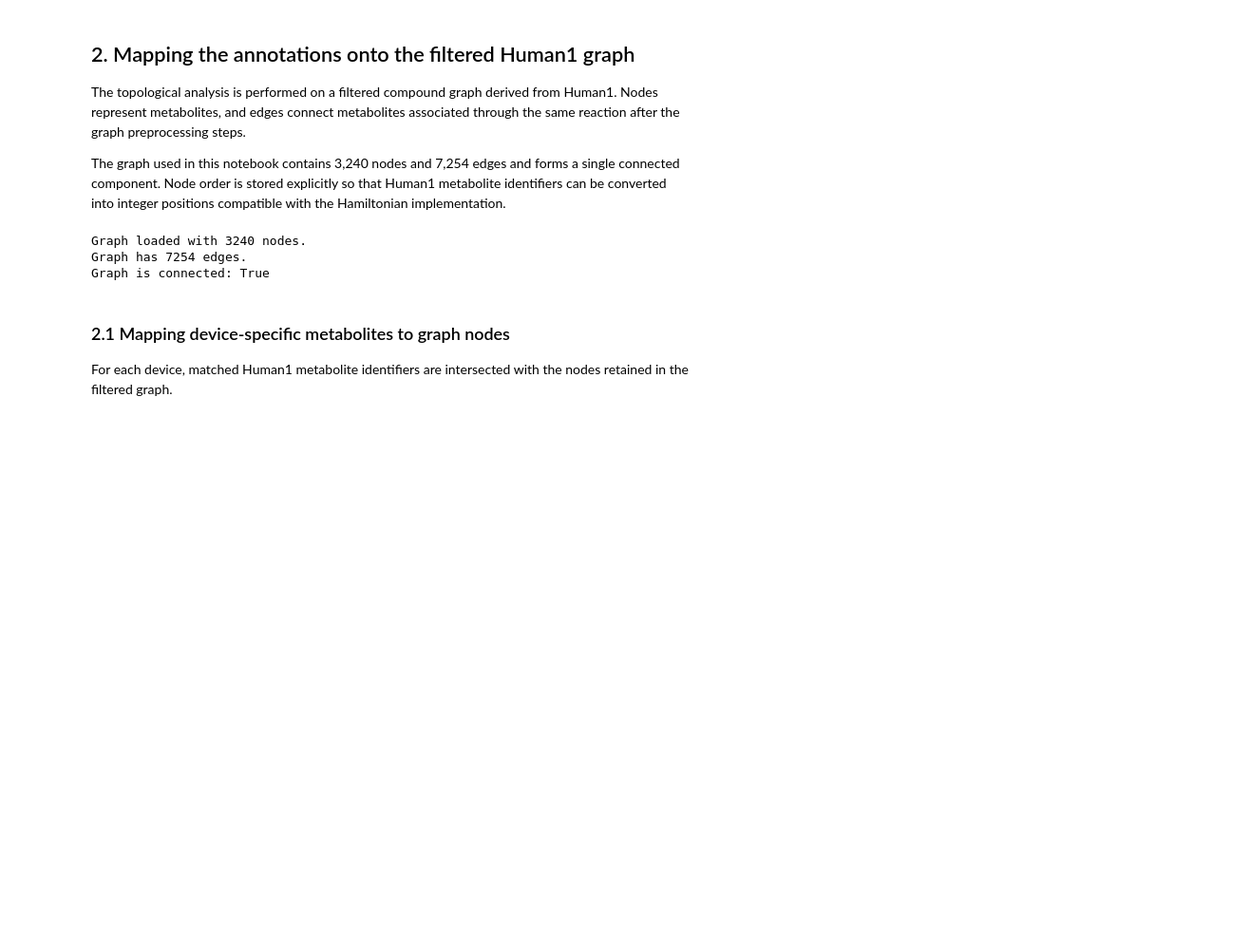
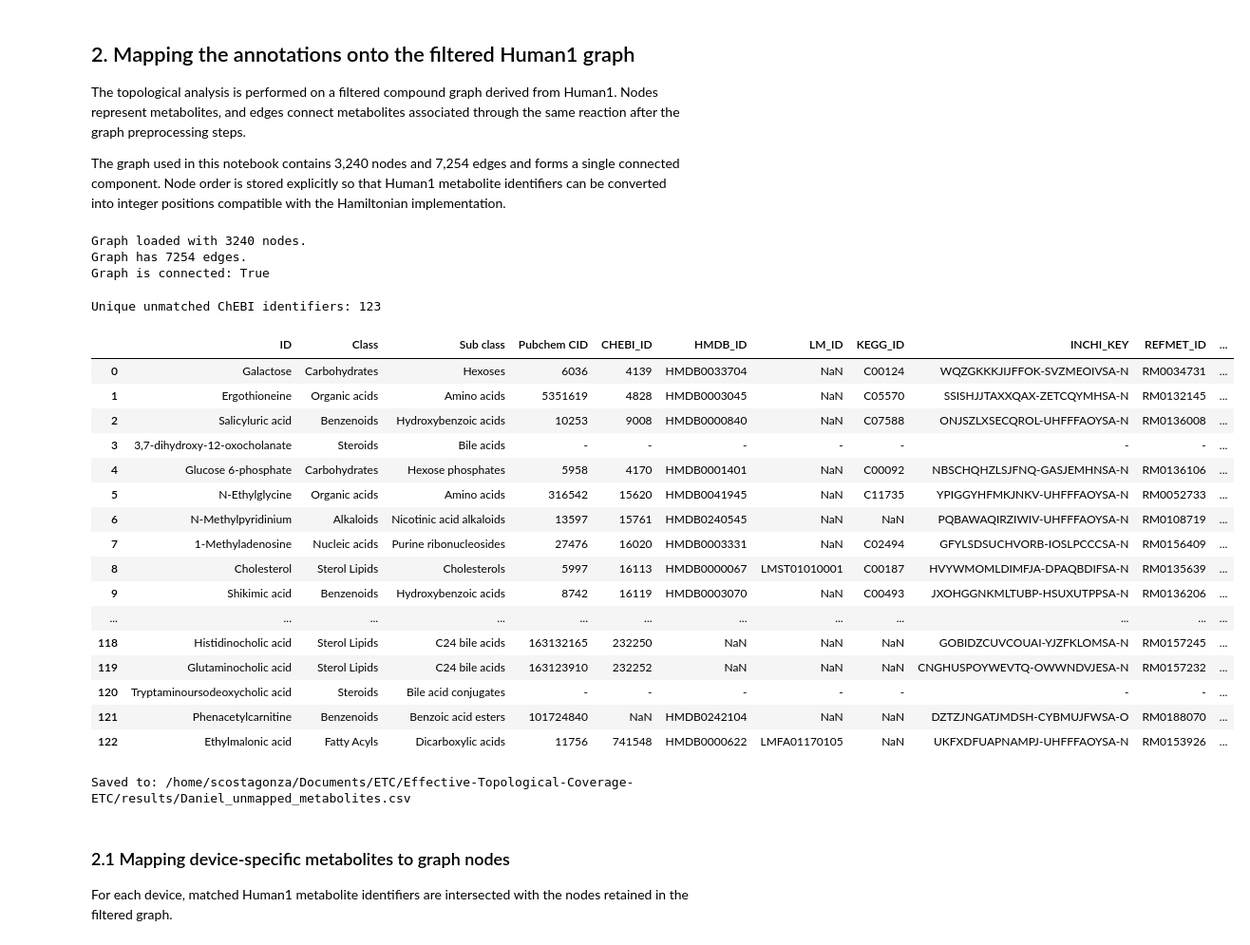
Before and after one commit to SamSaladino/Effective-Topological-Coverage-ETC, a Jupyter notebook: notebooks/02_Daniel_compilation.ipynb, the cells around one changed output. Shown at 95% size. Cells and saved outputs as stored; diff of their text form; code cells hidden in the pictures; blank space fills up the shorter version.

Commit message:
chore: robutsness and reviewers
For the reviwer is just the table with the unmapped metabolites
and the rest is the code that doesn't converge Emax

```diff
--- a/notebooks/02_Daniel_compilation.ipynb
+++ b/notebooks/02_Daniel_compilation.ipynb
@@ -225,6 +225,72 @@ print(f"Graph is connected: {nx.is_connected(graph)}")
 Graph loaded with 3240 nodes.
 Graph has 7254 edges.
 Graph is connected: True
+# %%
+from IPython.display import display
+
+# ChEBI identifiers available in the extracted Human1 table
+human1_chebis = set(
+    df_human1["chebi_int"].dropna().astype(int)
+)
+
+# Keep Level 1 annotations with an identifier but no Human1 match
+unmapped_metabolites = data_file.loc[
+    data_file["ID_level"].eq(1)
+    & data_file["CHEBI_number"].notna()
+    & ~data_file["CHEBI_number"].isin(human1_chebis)
+].copy()
+
+unmapped_metabolites["CHEBI_number"] = (
+    unmapped_metabolites["CHEBI_number"].astype(int)
+)
+
+unmapped_metabolites = (
+    unmapped_metabolites
+    .sort_values("CHEBI_number")
+    .reset_index(drop=True)
+)
+
+print(
+    "Unique unmatched ChEBI identifiers:",
+    unmapped_metabolites["CHEBI_number"].nunique()
+)
+
+# Display all annotations without truncating names
+with pd.option_context(
+    "display.max_rows", None,
+    "display.max_columns", None,
+    "display.max_colwidth", None,
+):
+    display(unmapped_metabolites)
+
+# Export the complete table for classification
+output_path = (
+    project_root / "results" / "Daniel_unmapped_metabolites.csv"
+)
+output_path.parent.mkdir(parents=True, exist_ok=True)
+unmapped_metabolites.to_csv(output_path, index=False)
+
+print(f"Saved to: {output_path}")
+# %% [output]
+Unique unmatched ChEBI identifiers: 123
+|  | ID | Class | Sub class | Pubchem CID | CHEBI_ID | HMDB_ID | LM_ID | KEGG_ID | INCHI_KEY | REFMET_ID | ... |
+| 0 | Galactose | Carbohydrates | Hexoses | 6036 | 4139 | HMDB0033704 | NaN | C00124 | WQZGKKKJIJFFOK-SVZMEOIVSA-N | RM0034731 | ... |
+| 1 | Ergothioneine | Organic acids | Amino acids | 5351619 | 4828 | HMDB0003045 | NaN | C05570 | SSISHJJTAXXQAX-ZETCQYMHSA-N | RM0132145 | ... |
+| 2 | Salicyluric acid | Benzenoids | Hydroxybenzoic acids | 10253 | 9008 | HMDB0000840 | NaN | C07588 | ONJSZLXSECQROL-UHFFFAOYSA-N | RM0136008 | ... |
+| 3 | 3,7-dihydroxy-12-oxocholanate | Steroids | Bile acids | - | - | - | - | - | - | - | ... |
+| 4 | Glucose 6-phosphate | Carbohydrates | Hexose phosphates | 5958 | 4170 | HMDB0001401 | NaN | C00092 | NBSCHQHZLSJFNQ-GASJEMHNSA-N | RM0136106 | ... |
+| 5 | N-Ethylglycine | Organic acids | Amino acids | 316542 | 15620 | HMDB0041945 | NaN | C11735 | YPIGGYHFMKJNKV-UHFFFAOYSA-N | RM0052733 | ... |
+| 6 | N-Methylpyridinium | Alkaloids | Nicotinic acid alkaloids | 13597 | 15761 | HMDB0240545 | NaN | NaN | PQBAWAQIRZIWIV-UHFFFAOYSA-N | RM0108719 | ... |
+| 7 | 1-Methyladenosine | Nucleic acids | Purine ribonucleosides | 27476 | 16020 | HMDB0003331 | NaN | C02494 | GFYLSDSUCHVORB-IOSLPCCCSA-N | RM0156409 | ... |
+| 8 | Cholesterol | Sterol Lipids | Cholesterols | 5997 | 16113 | HMDB0000067 | LMST01010001 | C00187 | HVYWMOMLDIMFJA-DPAQBDIFSA-N | RM0135639 | ... |
+| 9 | Shikimic acid | Benzenoids | Hydroxybenzoic acids | 8742 | 16119 | HMDB0003070 | NaN | C00493 | JXOHGGNKMLTUBP-HSUXUTPPSA-N | RM0136206 | ... |
+| ... | ... | ... | ... | ... | ... | ... | ... | ... | ... | ... | ... |
+| 118 | Histidinocholic acid | Sterol Lipids | C24 bile acids | 163132165 | 232250 | NaN | NaN | NaN | GOBIDZCUVCOUAI-YJZFKLOMSA-N | RM0157245 | ... |
+| 119 | Glutaminocholic acid | Sterol Lipids | C24 bile acids | 163123910 | 232252 | NaN | NaN | NaN | CNGHUSPOYWEVTQ-OWWNDVJESA-N | RM0157232 | ... |
+| 120 | Tryptaminoursodeoxycholic acid | Steroids | Bile acid conjugates | - | - | - | - | - | - | - | ... |
+| 121 | Phenacetylcarnitine | Benzenoids | Benzoic acid esters | 101724840 | NaN | HMDB0242104 | NaN | NaN | DZTZJNGATJMDSH-CYBMUJFWSA-O | RM0188070 | ... |
+| 122 | Ethylmalonic acid | Fatty Acyls | Dicarboxylic acids | 11756 | 741548 | HMDB0000622 | LMFA01170105 | NaN | UKFXDFUAPNAMPJ-UHFFFAOYSA-N | RM0153926 | ... |
+Saved to: /home/scostagonza/Documents/ETC/Effective-Topological-Coverage-ETC/results/Daniel_unmapped_metabolites.csv
 # %% [markdown]
 ### 2.1 Mapping device-specific metabolites to graph nodes
 
```
Also changed, not shown: 1 other file.
